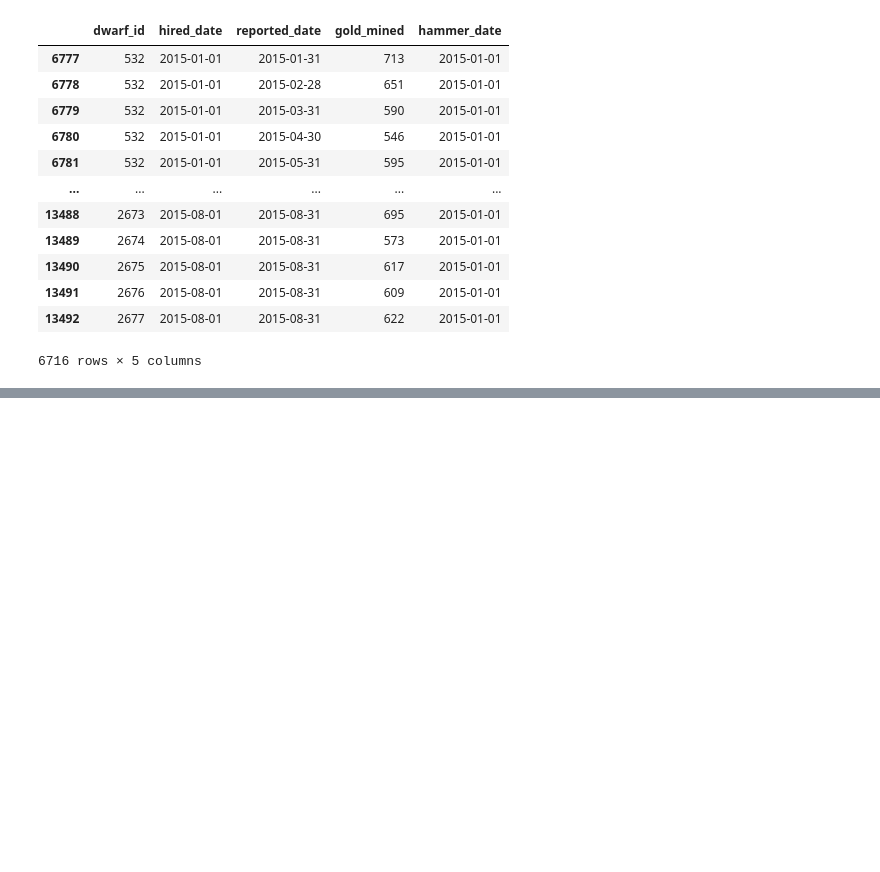
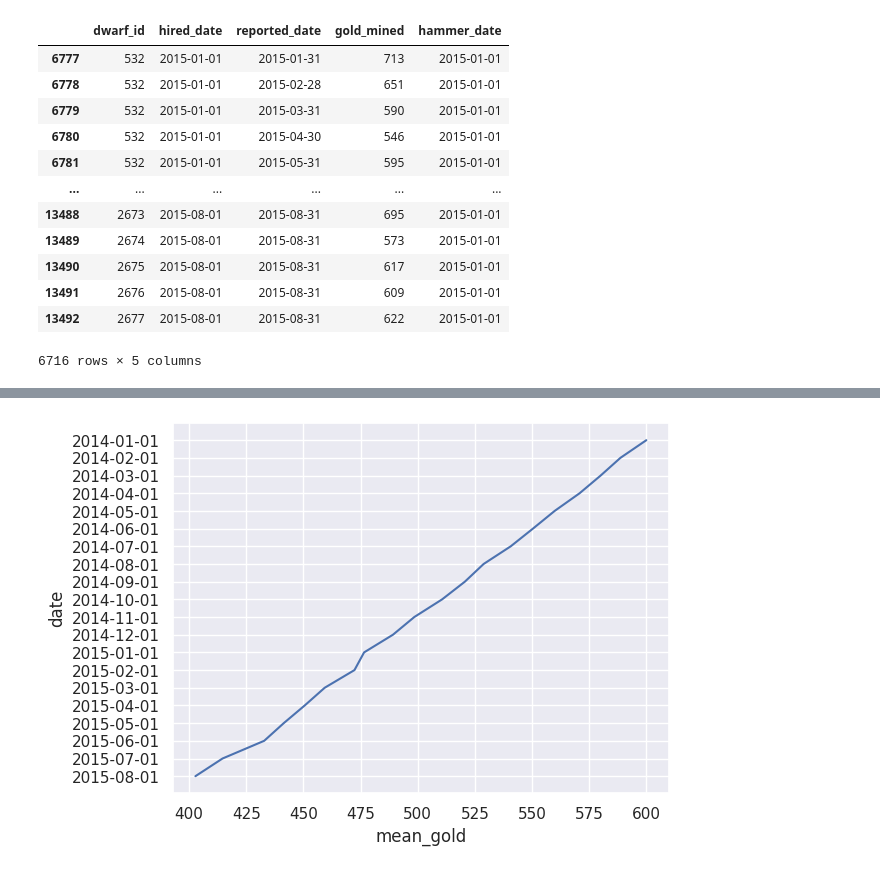
Before and after one commit to Sergo448/gazprom, a Jupyter notebook: notebooks/updating_test.ipynb, the cells around one changed output, grey strips where cells are left out. Drawn from its saved outputs; the diff is of its cells as text; code cells hidden in the pictures; blank space fills up the shorter version.

```diff
--- a/notebooks/updating_test.ipynb
+++ b/notebooks/updating_test.ipynb
@@ -408,0 +318,29 @@ for i in list_for_mean:
+# %%
+data = [
+ df['point_0'].mean(),
+ df['point_1'].mean(),
+ df['point_2'].mean(),
+ df['point_3'].mean(),
+ df['point_4'].mean(),
+ df['point_5'].mean(),
+ df['point_6'].mean(),
+ df['point_7'].mean(),
+ df['point_8'].mean(),
+ df['point_9'].mean(),
+ df['point_10'].mean(),
+ df['point_11'].mean(),
+ df['point_12'].mean(),
+ df['point_13'].mean(),
+ df['point_14'].mean(),
+ df['point_15'].mean(),
+ df['point_16'].mean(),
+ df['point_17'].mean(),
+ df['point_18'].mean(),
+ df['point_19'].mean(),
+]
+# %%
+final_df = pd.DataFrame(data=zip(data, list(unique_hir)), columns=['mean_gold', 'date'])
+
+# final_df = final_df.reindex(index=final_df.index[::-1])
+
+final_df = final_df.round(2)
@@ -408,0 +367,9 @@ for i in list_for_mean:
+# %%
+"""
+Наконец мы можем построить график изменения среднего значения золота в месяц для
+тех гномов, которые поддвергились реновациям
+"""
+
+sns.lineplot(data=final_df, x='mean_gold', y='date', markers=True, dashes=True);
+# %% [output]
+[figure, added]
```
Also changed, not shown: parts of 23 cells of this notebook.
